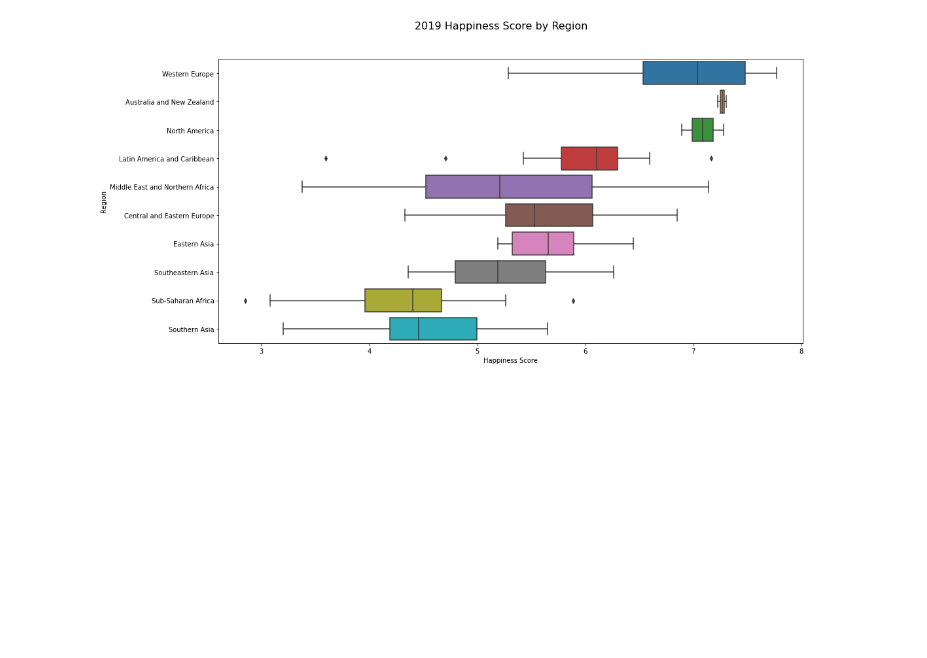
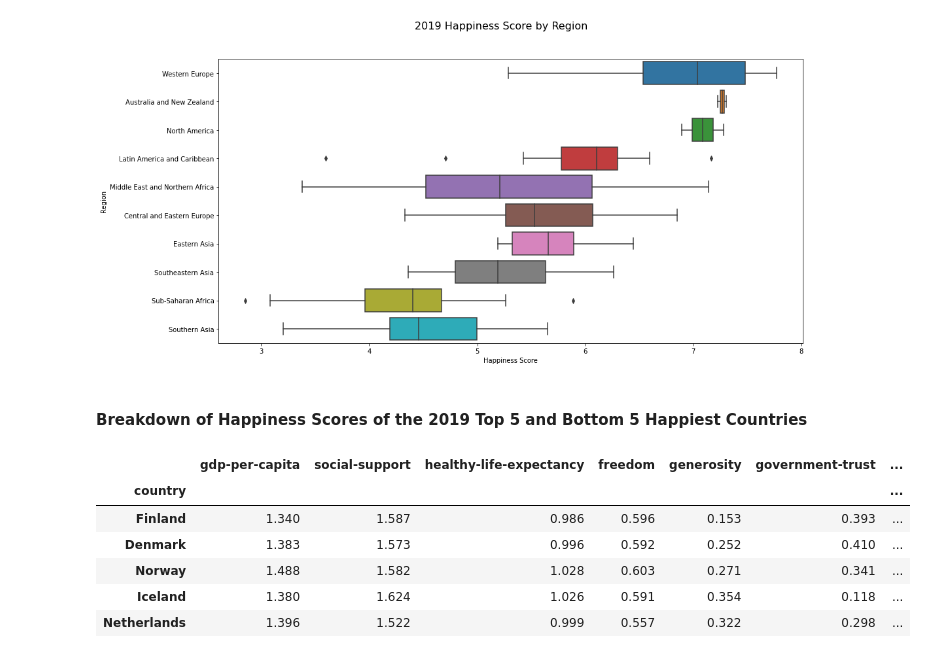
Before and after one commit to aulacson/world-happiness-report, a Jupyter notebook: sample.ipynb, the cells around one changed output. Drawn from its saved outputs; the diff is of its cells as text; code cells hidden in the pictures; blank space fills up the shorter version.

```diff
--- a/sample.ipynb
+++ b/sample.ipynb
@@ -149,3 +149,23 @@ plt.ylabel('Region')
 plt.show()
 # %% [output]
 [figure]
+# %% [markdown]
+#### Breakdown of Happiness Scores of the 2019 Top 5 and Bottom 5 Happiest Countries
+# %%
+# 2019 Top 5 data
+
+happiness_variables = ['gdp-per-capita', 'social-support', 'healthy-life-expectancy', 'freedom', 'generosity', 'government-trust']
+df_2019_top_5 = df_2019[df_2019.country.isin(top_5_countries)].copy()
+df_2019_top_5['dystopian-residual'] = df_2019_top_5['happiness-score'] - df_2019_top_5.loc[:,happiness_variables].sum(axis = 1)
+df_2019_top_5.drop(['happiness-rank', 'happiness-score', 'region', 'year'], axis= 1, inplace = True)
+df_2019_top_5.set_index('country', inplace = True)
+
+df_2019_top_5
+# %% [output]
+|  | gdp-per-capita | social-support | healthy-life-expectancy | freedom | generosity | government-trust | ... |
+| country |  |  |  |  |  |  | ... |
+| Finland | 1.340 | 1.587 | 0.986 | 0.596 | 0.153 | 0.393 | ... |
+| Denmark | 1.383 | 1.573 | 0.996 | 0.592 | 0.252 | 0.410 | ... |
+| Norway | 1.488 | 1.582 | 1.028 | 0.603 | 0.271 | 0.341 | ... |
+| Iceland | 1.380 | 1.624 | 1.026 | 0.591 | 0.354 | 0.118 | ... |
+| Netherlands | 1.396 | 1.522 | 0.999 | 0.557 | 0.322 | 0.298 | ... |
```
Also changed, not shown: parts of 3 cells of this notebook.
